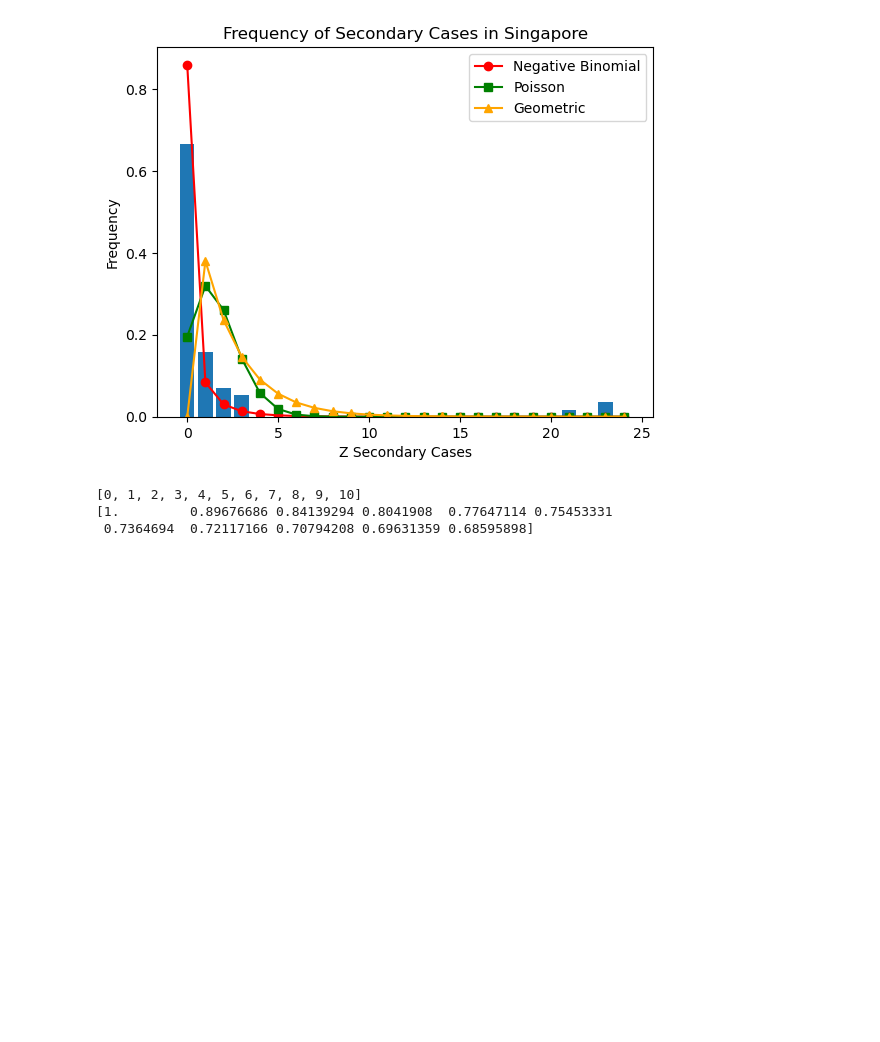
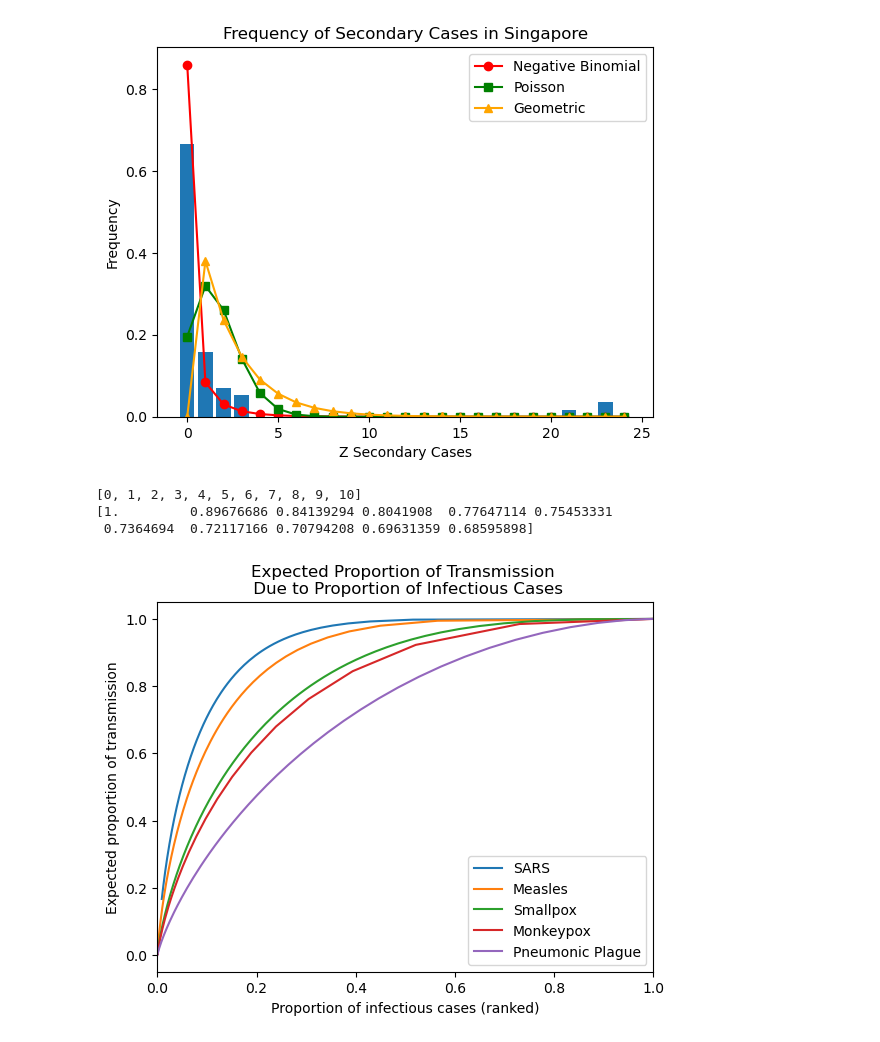
Before and after one commit to mide5396/InfectiousFinalProject, a Jupyter notebook: FinalProject.ipynb, the cells around one changed output. Saved outputs shown, nothing was run; the diff lists cells and outputs as text; code cells hidden in the pictures; blank space fills up the shorter version.

Commit message:
Proportion of infectious cases

```diff
--- a/FinalProject.ipynb
+++ b/FinalProject.ipynb
@@ -160,3 +170,50 @@ print(nbin_values)
 [0, 1, 2, 3, 4, 5, 6, 7, 8, 9, 10]
 [1.         0.89676686 0.84139294 0.8041908  0.77647114 0.75453331
  0.7364694  0.72117166 0.70794208 0.69631359 0.68595898]
+# %%
+def Prop_Of_Transmission(x_values, k, R0):
+    F_v_cdf = gamma.cdf(x_values, k, scale=R0/k)
+    F_trans_cdf = []
+    for i in range(len(x_values)):
+        if i == 0:
+            continue
+        integrated_value = integrate.quad(lambda x: x * gamma.pdf(x,k,scale=R0/k), 0, x_values[i])[0]
+        F_trans_cdf.append((1/R0)*integrated_value)
+    return 1-F_v_cdf[1:], 1-np.array(F_trans_cdf)
+
+x_values = np.linspace(-20, 20, 400)
+
+R0_singapore = np.mean([1.63, 0.94, 1.88])
+k_singapore = np.mean([0.16,0.17,0.12])
+F_v_cdf_singapore, F_trans_cdf_singapore =  Prop_Of_Transmission(x_values, k_singapore, R0_singapore)
+plt.plot(F_v_cdf_singapore, F_trans_cdf_singapore, label="SARS")
+
+R0_measles = np.mean([0.63, 0.82])
+k_measles = np.mean([0.23, 0.21])
+F_v_cdf_measles, F_trans_cdf_measles =  Prop_Of_Transmission(x_values, k_measles, R0_measles)
+plt.plot(F_v_cdf_measles, F_trans_cdf_measles, label="Measles")
+
+R0_smallpox = np.mean([3.19, 0.8, 1.49])
+k_smallpox = np.mean([0.42, 0.29, 0.72])
+F_v_cdf_smallpox, F_trans_cdf_smallpox =  Prop_Of_Transmission(x_values, k_smallpox, R0_smallpox)
+plt.plot(F_v_cdf_smallpox, F_trans_cdf_smallpox, label="Smallpox")
+
+R0_monkeypox = 0.32
+k_monkeypox = 0.58
+F_v_cdf_monkeypox, F_trans_cdf_monkeypox =  Prop_Of_Transmission(x_values, k_monkeypox, R0_monkeypox)
+plt.plot(F_v_cdf_monkeypox, F_trans_cdf_monkeypox, label="Monkeypox")
+
+R0_pneumonic_plague = 1.32
+k_pneumonic_plague = 1.37
+F_v_cdf_pneumonic_plague, F_trans_cdf_pneumonic_plague =  Prop_Of_Transmission(x_values, k_pneumonic_plague, R0_pneumonic_plague)
+plt.plot(F_v_cdf_pneumonic_plague, F_trans_cdf_pneumonic_plague, label="Pneumonic Plague")
+
+plt.xlim([0,1])
+plt.title("Expected Proportion of Transmission \n Due to Proportion of Infectious Cases")
+plt.legend()
+plt.xlabel("Proportion of infectious cases (ranked)")
+plt.ylabel("Expected proportion of transmission")
+plt.savefig('PropTransmission.png')
+plt.show()
+# %% [output]
+[figure, added]
```
Also changed, not shown: parts of 5 cells of this notebook, 2 other files.
